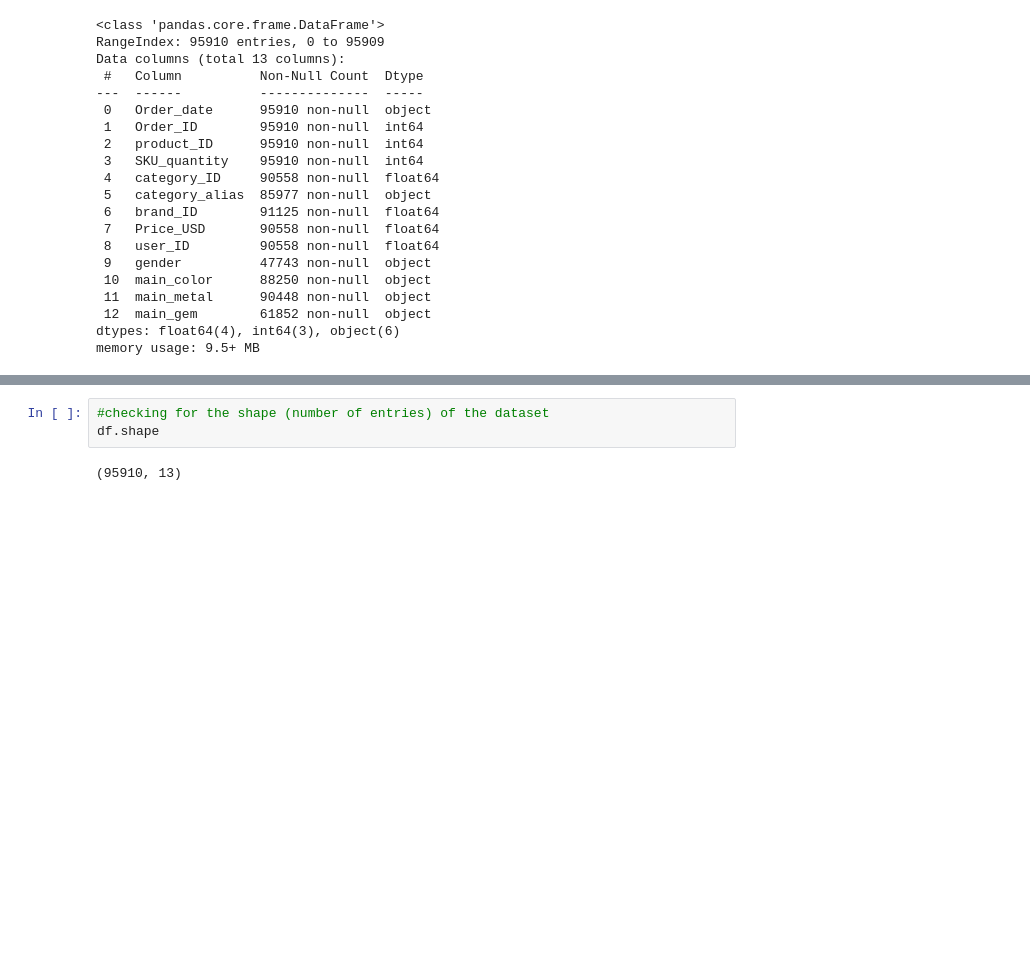
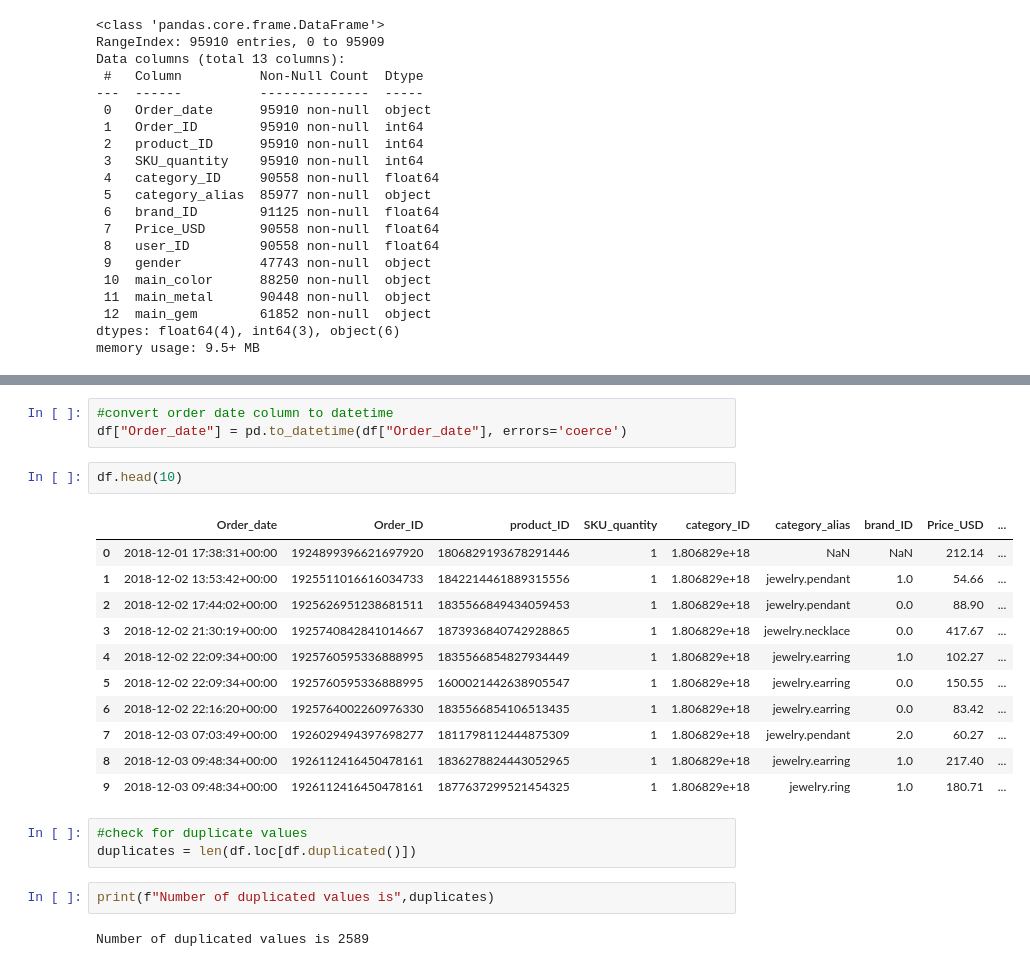
Before and after one commit to KP-Black/jewelry-price-optimisation, a Jupyter notebook: Notebooks/Jewelry price optimisation.ipynb, the cells around one changed output, grey strips where cells are left out. Saved outputs shown, nothing was run; the diff lists cells and outputs as text; blank space fills up the shorter version.

```diff
--- a/Notebooks/Jewelry price optimisation.ipynb
+++ b/Notebooks/Jewelry price optimisation.ipynb
@@ -101,5 +94,24 @@ dtype: int64
+# %%
+#convert order date column to datetime
+df["Order_date"] = pd.to_datetime(df["Order_date"], errors='coerce')
+# %%
+df.head(10)
+# %% [output]
+|  | Order_date | Order_ID | product_ID | SKU_quantity | category_ID | category_alias | brand_ID | Price_USD | ... |
+| 0 | 2018-12-01 17:38:31+00:00 | 1924899396621697920 | 1806829193678291446 | 1 | 1.806829e+18 | NaN | NaN | 212.14 | ... |
+| 1 | 2018-12-02 13:53:42+00:00 | 1925511016616034733 | 1842214461889315556 | 1 | 1.806829e+18 | jewelry.pendant | 1.0 | 54.66 | ... |
+| 2 | 2018-12-02 17:44:02+00:00 | 1925626951238681511 | 1835566849434059453 | 1 | 1.806829e+18 | jewelry.pendant | 0.0 | 88.90 | ... |
+| 3 | 2018-12-02 21:30:19+00:00 | 1925740842841014667 | 1873936840742928865 | 1 | 1.806829e+18 | jewelry.necklace | 0.0 | 417.67 | ... |
+| 4 | 2018-12-02 22:09:34+00:00 | 1925760595336888995 | 1835566854827934449 | 1 | 1.806829e+18 | jewelry.earring | 1.0 | 102.27 | ... |
+| 5 | 2018-12-02 22:09:34+00:00 | 1925760595336888995 | 1600021442638905547 | 1 | 1.806829e+18 | jewelry.earring | 0.0 | 150.55 | ... |
+| 6 | 2018-12-02 22:16:20+00:00 | 1925764002260976330 | 1835566854106513435 | 1 | 1.806829e+18 | jewelry.earring | 0.0 | 83.42 | ... |
+| 7 | 2018-12-03 07:03:49+00:00 | 1926029494397698277 | 1811798112444875309 | 1 | 1.806829e+18 | jewelry.pendant | 2.0 | 60.27 | ... |
+| 8 | 2018-12-03 09:48:34+00:00 | 1926112416450478161 | 1836278824443052965 | 1 | 1.806829e+18 | jewelry.earring | 1.0 | 217.40 | ... |
+| 9 | 2018-12-03 09:48:34+00:00 | 1926112416450478161 | 1877637299521454325 | 1 | 1.806829e+18 | jewelry.ring | 1.0 | 180.71 | ... |
 # %%
-#checking for the shape (number of entries) of the dataset
-df.shape
+#check for duplicate values
+duplicates = len(df.loc[df.duplicated()])
-# %% [output]
-(95910, 13)
+# %%
+print(f"Number of duplicated values is",duplicates)
+# %% [output]
+Number of duplicated values is 2589
```
Also changed, not shown: parts of 10 cells of this notebook.
